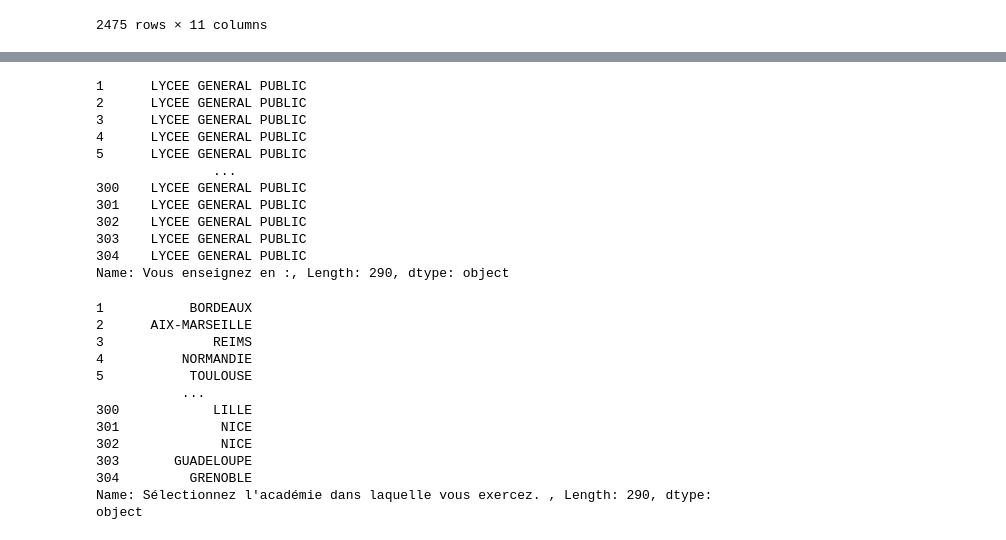
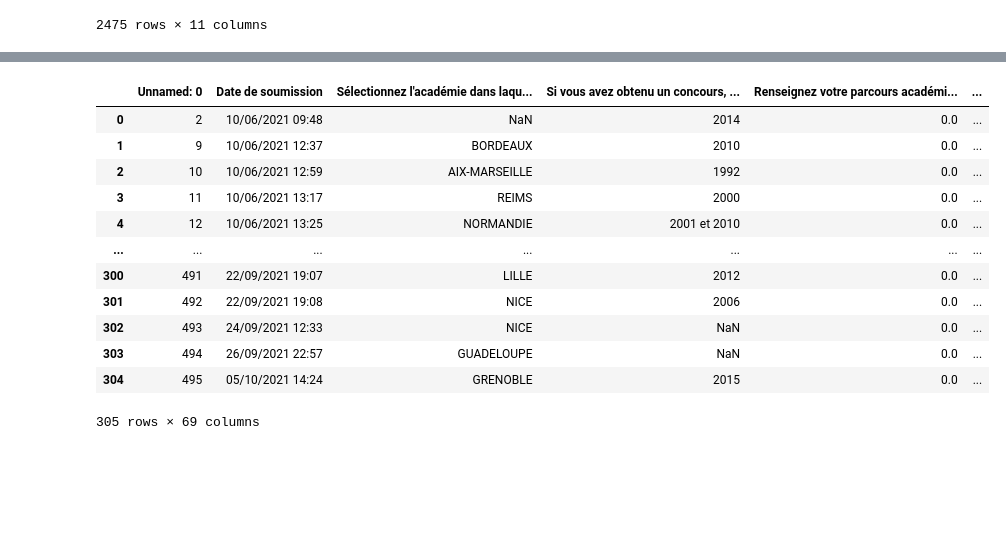
Before and after one commit to monsieurmacaco/IPS-Python, a Jupyter notebook: mergefinal.ipynb, the cells around one changed output, grey strips where cells are left out. Cells and saved outputs as stored; diff of their text form; code cells hidden in the pictures; blank space fills up the shorter version.

```diff
--- a/mergefinal.ipynb
+++ b/mergefinal.ipynb
@@ -104,18 +153,17 @@ for index, row in dataafiltrer.iterrows():
 # %%
-dataafiltrer.dropna(subset=["Sélectionnez l'académie dans laquelle vous exercez.\xa0"], inplace=True)
+da["Sélectionnez l'académie dans laquelle vous exercez.\xa0"] = da["Sélectionnez l'académie dans laquelle vous exercez.\xa0"].str.upper()
+display(da)
+# %% [output]
+|  | Unnamed: 0 | Date de soumission | Sélectionnez l'académie dans laqu... | Si vous avez obtenu un concours, ... | Renseignez votre parcours académi... | ... |
+| 0 | 2 | 10/06/2021 09:48 | NaN | 2014 | 0.0 | ... |
+| 1 | 9 | 10/06/2021 12:37 | BORDEAUX | 2010 | 0.0 | ... |
+| 2 | 10 | 10/06/2021 12:59 | AIX-MARSEILLE | 1992 | 0.0 | ... |
+| 3 | 11 | 10/06/2021 13:17 | REIMS | 2000 | 0.0 | ... |
+| 4 | 12 | 10/06/2021 13:25 | NORMANDIE | 2001 et 2010 | 0.0 | ... |
+| ... | ... | ... | ... | ... | ... | ... |
+| 300 | 491 | 22/09/2021 19:07 | LILLE | 2012 | 0.0 | ... |
+| 301 | 492 | 22/09/2021 19:08 | NICE | 2006 | 0.0 | ... |
+| 302 | 493 | 24/09/2021 12:33 | NICE | NaN | 0.0 | ... |
+| 303 | 494 | 26/09/2021 22:57 | GUADELOUPE | NaN | 0.0 | ... |
+| 304 | 495 | 05/10/2021 14:24 | GRENOBLE | 2015 | 0.0 | ... |
+305 rows × 69 columns
-# %%
-dff = dataafiltrer.apply(lambda x: x.replace({'Académie de':'', "Académie d'":'', "Académie du":'', "Académie":'', "Lycée public":'LYCEE GENERAL PUBLIC', "Lycée privé":'LYCEE GENERAL PRIVE'}, regex =True))
-display(dff["Vous enseignez en :"])
-# %% [output]
-1      LYCEE GENERAL PUBLIC
-2      LYCEE GENERAL PUBLIC
-3      LYCEE GENERAL PUBLIC
-4      LYCEE GENERAL PUBLIC
-5      LYCEE GENERAL PUBLIC
-               ...
-300    LYCEE GENERAL PUBLIC
-301    LYCEE GENERAL PUBLIC
-302    LYCEE GENERAL PUBLIC
-303    LYCEE GENERAL PUBLIC
-304    LYCEE GENERAL PUBLIC
-Name: Vous enseignez en :, Length: 290, dtype: object
@@ -128,17 +169,0 @@ print(dff.keys())
-# %%
-dff["Sélectionnez l'académie dans laquelle vous exercez.\xa0"] = dff["Sélectionnez l'académie dans laquelle vous exercez.\xa0"].apply(filtreaccent)
-dff["Sélectionnez l'académie dans laquelle vous exercez.\xa0"] = dff["Sélectionnez l'académie dans laquelle vous exercez.\xa0"].str.upper()
-display(dff["Sélectionnez l'académie dans laquelle vous exercez.\xa0"])
-# %% [output]
-1           BORDEAUX
-2      AIX-MARSEILLE
-3              REIMS
-4          NORMANDIE
-5           TOULOUSE
-           ...
-300            LILLE
-301             NICE
-302             NICE
-303       GUADELOUPE
-304         GRENOBLE
-Name: Sélectionnez l'académie dans laquelle vous exercez. , Length: 290, dtype: object
```
Also changed, not shown: parts of 13 cells of this notebook.
